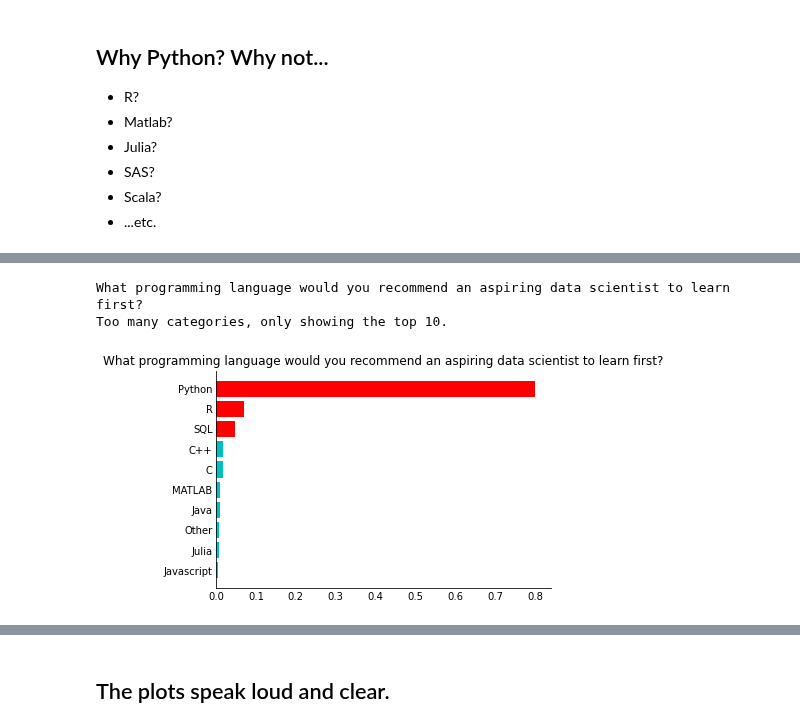
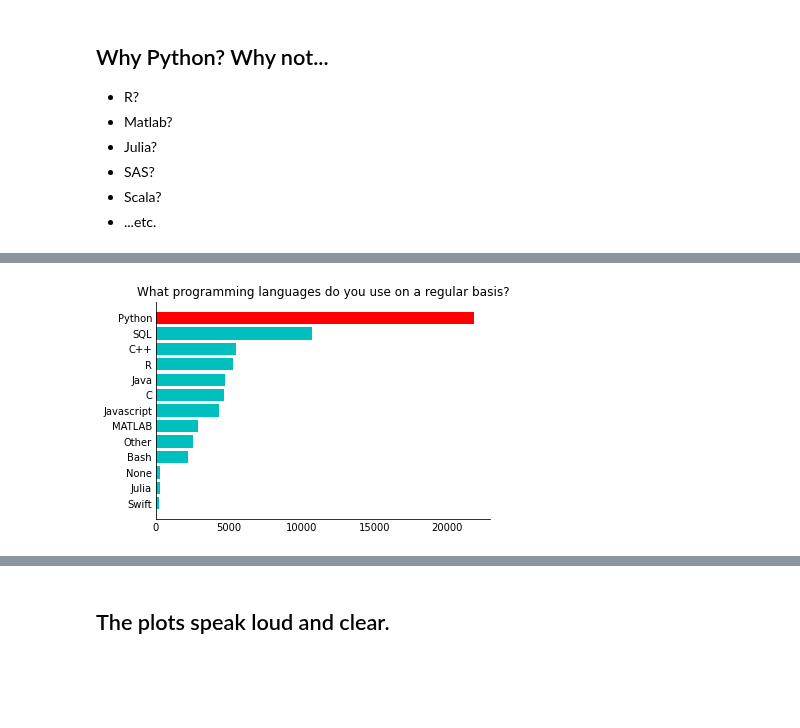
Before and after one commit to datainpoint/classroom-programming-and-data-analysis, a Jupyter notebook: 01-getting-started-with-python.ipynb, the cells around one changed output, grey strips where cells are left out. Cells and saved outputs as stored; diff of their text form; code cells hidden in the pictures; blank space fills up the shorter version.

```diff
--- a/01-getting-started-with-python.ipynb
+++ b/01-getting-started-with-python.ipynb
@@ -85,7 +85,8 @@ Source: [R for Data Science](https://r4ds.had.co.nz/)
 - What programming languages do you use on a regular basis? (Select all that apply)
 - What programming language would you recommend an aspiring data scientist to learn first?
 # %%
-from ks2020 import KaggleSurvey2020
+from ks2021 import KaggleSurvey2021
 
-csv_file = "https://kaggle-ml-ds-survey.s3-ap-northeast-1.amazonaws.com/kaggle-survey-2020/kaggle_survey_2020_responses.csv"
-ks = KaggleSurvey2020(csv_file)
+csv_file = "https://kaggle-ml-ds-survey.s3.ap-northeast-1.amazonaws.com/kaggle-survey-2021/kaggle_survey_2021_responses.csv"
+ks = KaggleSurvey2021(csv_file)
+ks.generate_question_table()
@@ -98,6 +111,4 @@ Too many categories, only showing the top 10.
-# %%
-ks.plot_summary('Q8')
-# %% [output]
-What programming language would you recommend an aspiring data scientist to learn first?
-Too many categories, only showing the top 10.
-[figure, removed]
+# %%
+ks.plot_survey_summary(question_index="Q7", n=1)
+# %% [output]
+[figure, added]
```
Also changed, not shown: parts of 12 cells of this notebook, 3 other files.
